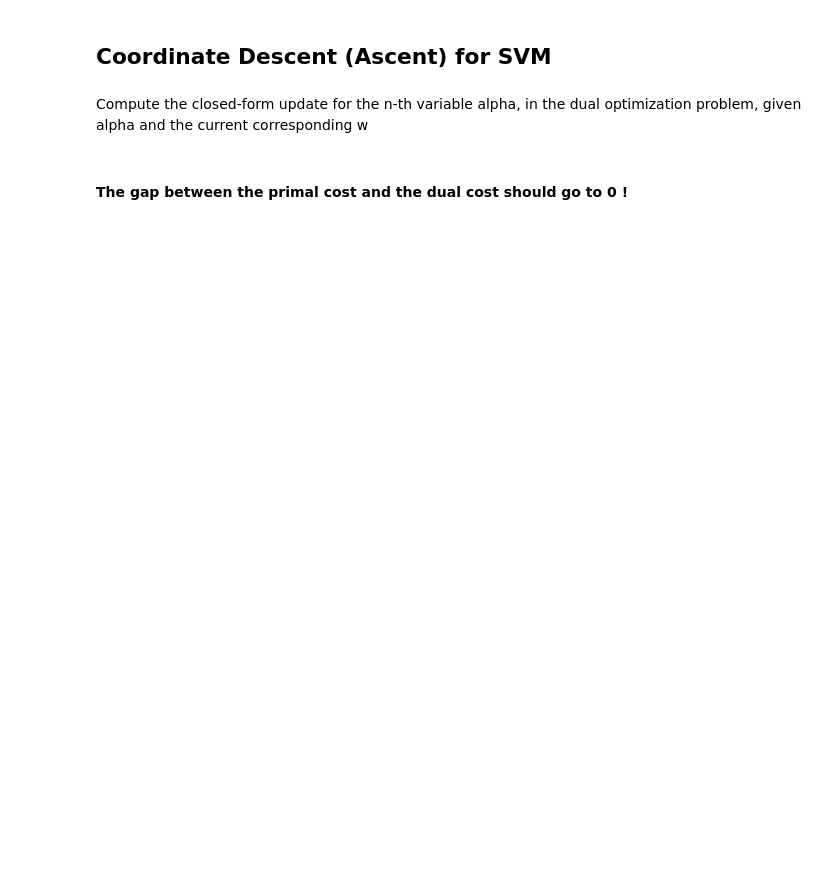
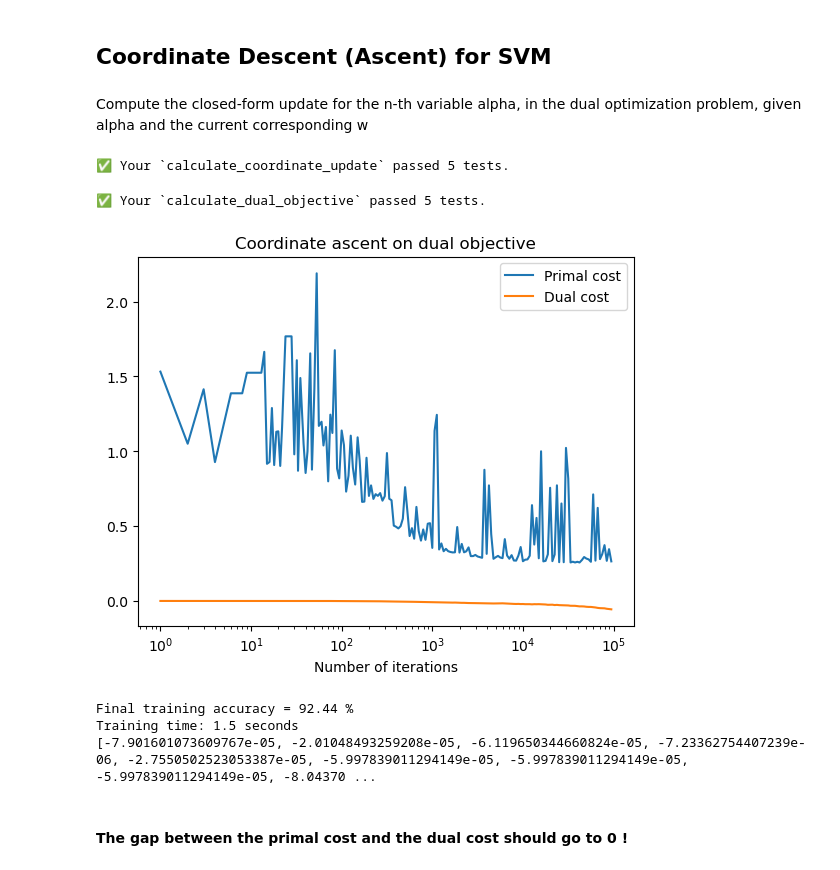
Before and after one commit to Jeremmmyyyyy/ML, a Jupyter notebook: labs/ex06/template/ex06.ipynb, the cells around one changed output. Cells and saved outputs as stored; diff of their text form; code cells hidden in the pictures; blank space fills up the shorter version.

```diff
--- a/labs/ex06/template/ex06.ipynb
+++ b/labs/ex06/template/ex06.ipynb
@@ -197,7 +197,7 @@ def calculate_coordinate_update(y, X, lambda_, alpha, w, n):
     >>> w_test = np.array([-0.3, -0.3, -0.3])
     >>> alpha_test = np.array([0.1, 0.1])
     >>> calculate_coordinate_update(y_test, x_test, 1, alpha_test, w_test, 0)
-    (array([-0.1,  0.1,  0.3]), array([0.5, 0.1]))
+    (array([-0.1,  0.1,  0.3]), array([0.3, 0.1]))
     """
     # calculate the update of coordinate at index=n.
     N = y.size
@@ -207,8 +207,18 @@ def calculate_coordinate_update(y, X, lambda_, alpha, w, n):
     ####################################
     ### ___ Enter your code here ___ ###
     ####################################
+
+    # alpha[n] = min(max(old_alpha_n + (lambda_ * N - lambda_ * y_n * x_n @ w) / (x_n @ x_n.T), 0), 1)
+    alpha[n] = min(max(old_alpha_n + (lambda_ * 1 - lambda_ * y_n * x_n @ w) / (x_n @ x_n.T), 0), 1)
+
+    # w = w + (alpha[n] - old_alpha_n) * y_n * x_n / (lambda_ * N)
+    w = w + (alpha[n] - old_alpha_n) * y_n * x_n / (lambda_ * 1)
+
+    return w, alpha
 # %%
 test(calculate_coordinate_update)
+# %% [output]
+✅ Your `calculate_coordinate_update` passed 5 tests.
 # %%
 def calculate_dual_objective(y, X, w, alpha, lambda_):
     """calculate the objective for the dual problem.
@@ -231,12 +241,16 @@ def calculate_dual_objective(y, X, w, alpha, lambda_):
     -0.035
     """
     N = y.size
-
     ####################################
     ### ___ Enter your code here ___ ###
     ####################################
+    Y = np.diag(y)
+    # return (np.ones(alpha.shape) @ alpha.T / N) - 1 / (2 * lambda_ * np.power(N, 2)) * alpha @ (Y @ X @ X.T @ Y) @ alpha
+    return (np.ones(alpha.shape) @ alpha.T / N) - 1 / (2 * lambda_ ) * alpha @ (Y @ X @ X.T @ Y) @ alpha
 # %%
 test(calculate_dual_objective)
+# %% [output]
+✅ Your `calculate_dual_objective` passed 5 tests.
 # %%
 # Notice that the gap is going to 0
 def coordinate_descent_for_svm_demo(y, X):
@@ -254,34 +268,43 @@ def coordinate_descent_for_svm_demo(y, X):
         # n = sample one data point uniformly at random data from x
         n = random.randint(0, num_examples - 1)
 
         w, alpha = calculate_coordinate_update(y, X, lambda_, alpha, w, n)
 
         if it in xs:
             # primal objective
             primal_value = calculate_primal_objective(y, X, w, lambda_)
             # dual objective
             dual_value = calculate_dual_objective(y, X, w, alpha, lambda_)
             # store values
             p_costs += [primal_value]
             d_costs += [dual_value]
 
     end = time.time()
     plt.figure()
     plt.title("Coordinate ascent on dual objective")
-    plt.loglog(xs, p_costs, label="Primal cost")
-    plt.loglog(xs, d_costs, label="Dual cost")
+    plt.plot(xs, p_costs, label="Primal cost")
+    plt.plot(xs, d_costs, label="Dual cost")
     plt.xlabel("Number of iterations")
+    plt.xscale("log")
+
     plt.legend()
     plt.show()
 
     print(
         "Final training accuracy = {l} %".format(
             l=np.round(100 * calculate_accuracy(y, X, w), 2)
         )
     )
     print("Training time: " + str(np.round(end - start, 1)) + " seconds ")
 
+    print(d_costs)
+
 
 coordinate_descent_for_svm_demo(y, X)
+# %% [output]
+[figure, added]
+Final training accuracy = 92.44 %
+Training time: 1.5 seconds
+[-7.901601073609767e-05, -2.01048493259208e-05, -6.119650344660824e-05, -7.23362754407239e-06, -2.7550502523053387e-05, -5.997839011294149e-05, -5.997839011294149e-05, -5.997839011294149e-05, -8.04370 ...
 # %% [markdown]
 #### The gap between the primal cost and the dual cost should go to 0 !
```
Also changed, not shown: parts of 1 cell of this notebook.
